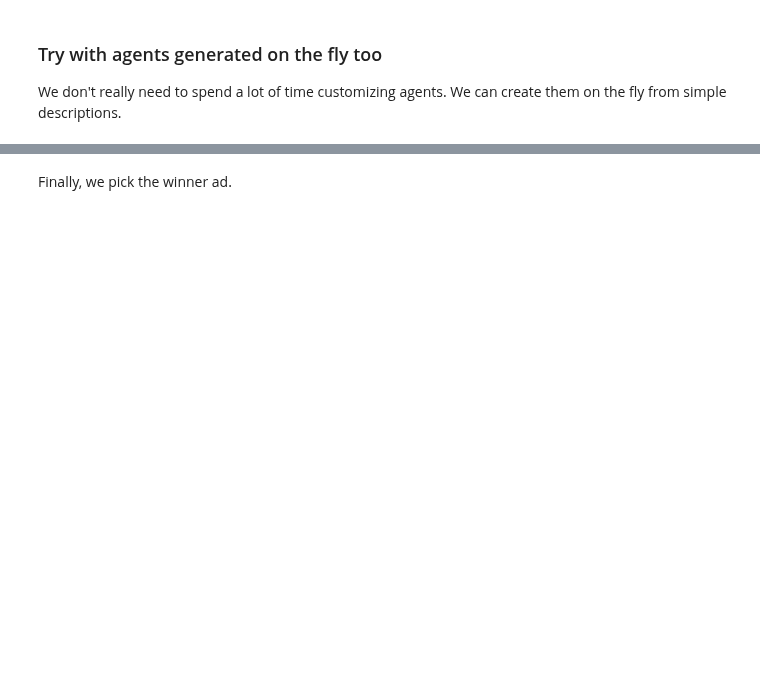
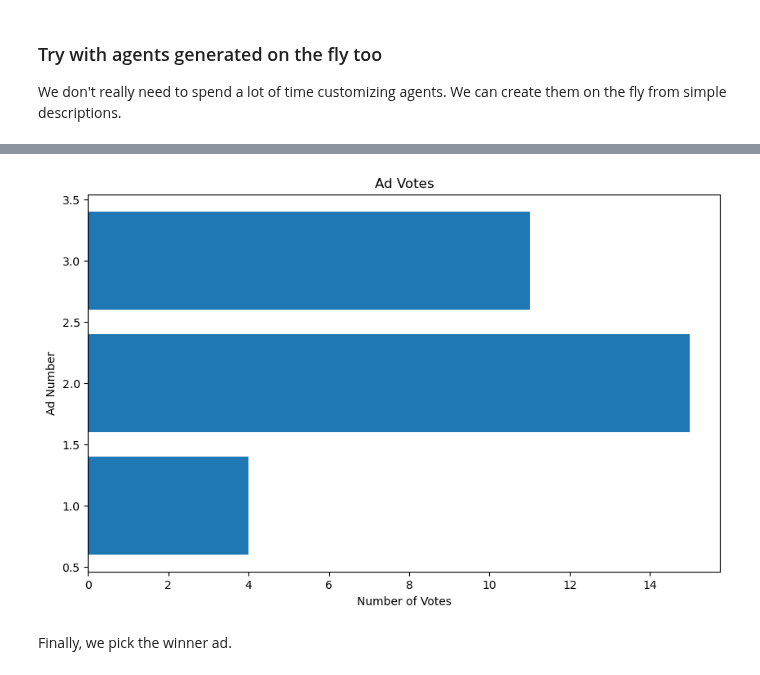
Before and after one commit to microsoft/TinyTroupe, a Jupyter notebook: examples/advertisement_for_tv.ipynb, the cells around one changed output, grey strips where cells are left out. Drawn from its saved outputs; the diff is of its cells as text; code cells hidden in the pictures; blank space fills up the shorter version.

```diff
--- a/examples/advertisement_for_tv.ipynb
+++ b/examples/advertisement_for_tv.ipynb
@@ -205,3 +209,7 @@ factory = TinyPersonFactory("""
+# %%
+factory = TinyPersonFactory.create_factory_from_demography("./information/populations/usa.json",
+                                                           population_size=population_size,
+                                                           context=situation)
 # %%
-people = factory.generate_people(20, verbose=True)
+people = factory.generate_people(population_size, verbose=True)
 # %% [output]
@@ -228,4 +232,0 @@ Generated person 20/20: Luca Rossi is a 29 year old Museum Assistant, Italian, c
-# %%
-for person in people:
-    person.listen_and_act(eval_request_msg)
-    print("---------------------")
@@ -295,6 +284,6 @@ Elena Rodriguez acts: [DONE]
 # %%
 extractor = ResultsExtractor()
-extraction_objective="Find the ad the agent chose. Extract the Ad number and title. Extract only ONE result."
+extraction_objective="Find the ad the agent chose. Extract the Ad number and title, as well as the justification the agent gave to choose that. Extract only ONE result."
 
 choices =[]
 
@@ -302,7 +291,7 @@ for person in people:
     res = extractor.extract_results_from_agent(person,
                                     extraction_objective=extraction_objective,
                                     situation=situation,
-                                    fields=["ad_number", "ad_title"],
+                                    fields=["ad_number", "ad_title", "justification"],
                                     fields_hints={"ad_number": "Must be an integer, not a string."},
                                     verbose=True)
 
@@ -385,3 +368,15 @@ votes
+# %%
+# Create a horizontal bar plot
+plt.figure(figsize=(10, 6))
+plt.barh(list(votes.keys()), list(votes.values()))
+# Add labels and title
+plt.xlabel('Number of Votes')
+plt.ylabel('Ad Number')
+plt.title('Ad Votes')
+# Show the plot
+plt.show()
+# %% [output]
+[figure, added]
 # %% [markdown]
 Finally, we pick the winner ad.
 # %%
```
Also changed, not shown: parts of 16 cells of this notebook, 18 other files.
